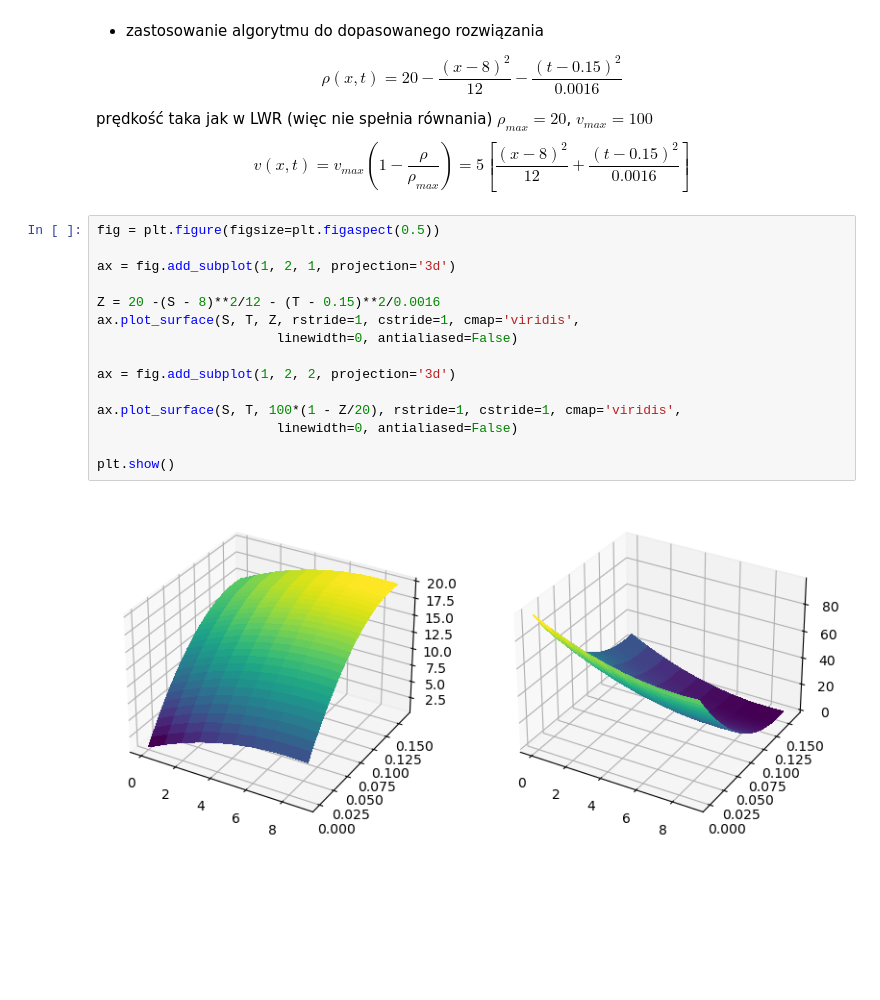
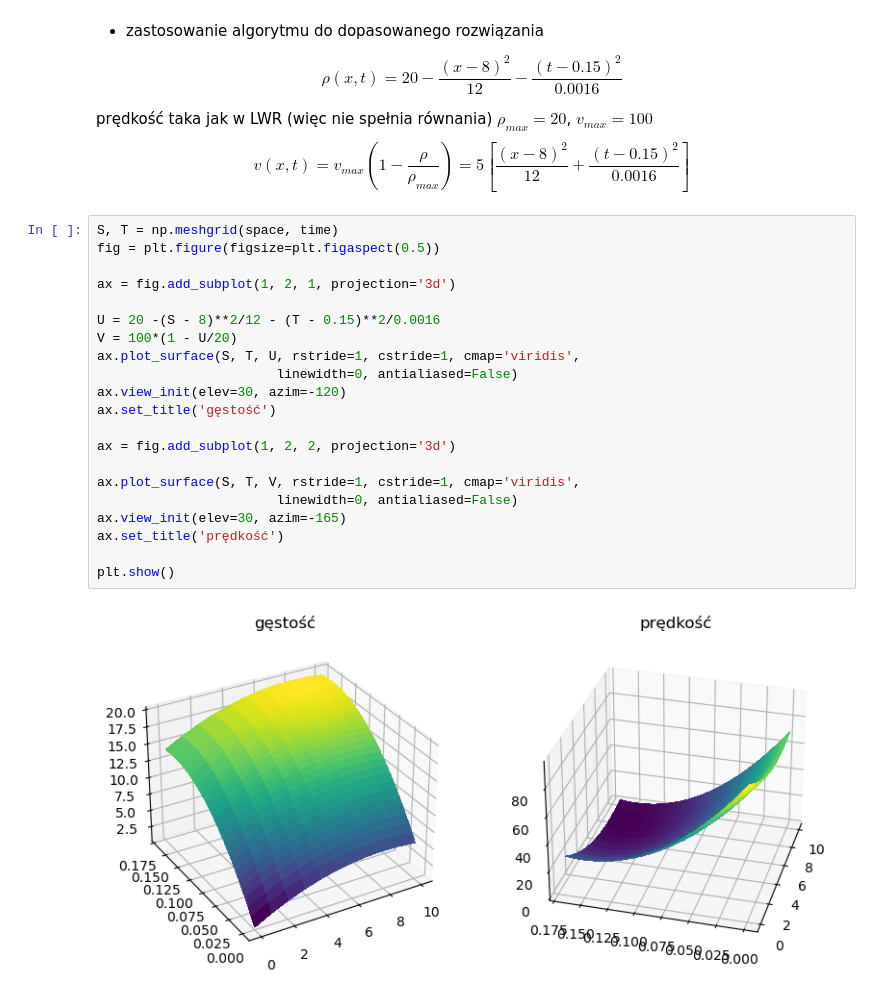
Before and after one commit to izalu24/Praca-licencjacka, a Jupyter notebook: rozwiazania.ipynb, the cells around one changed output. Cells and saved outputs as stored; diff of their text form; blank space fills up the shorter version.

```diff
--- a/rozwiazania.ipynb
+++ b/rozwiazania.ipynb
@@ -72,19 +72,25 @@ prędkość taka jak w LWR (więc nie spełnia równania)
 $\rho_{max} = 20$, $v_{max} = 100$
 $$v(x, t) = v_{max}(1 - \frac{\rho}{\rho_{max}}) = 5\left[\frac{(x - 8)^2}{12} + \frac{(t - 0.15)^2}{0.0016}\right]$$
 # %%
+S, T = np.meshgrid(space, time)
 fig = plt.figure(figsize=plt.figaspect(0.5))
 
 ax = fig.add_subplot(1, 2, 1, projection='3d')
 
-Z = 20 -(S - 8)**2/12 - (T - 0.15)**2/0.0016
-ax.plot_surface(S, T, Z, rstride=1, cstride=1, cmap='viridis',
+U = 20 -(S - 8)**2/12 - (T - 0.15)**2/0.0016
+V = 100*(1 - U/20)
+ax.plot_surface(S, T, U, rstride=1, cstride=1, cmap='viridis',
                        linewidth=0, antialiased=False)
+ax.view_init(elev=30, azim=-120)
+ax.set_title('gęstość')
 
 ax = fig.add_subplot(1, 2, 2, projection='3d')
 
-ax.plot_surface(S, T, 100*(1 - Z/20), rstride=1, cstride=1, cmap='viridis',
+ax.plot_surface(S, T, V, rstride=1, cstride=1, cmap='viridis',
                        linewidth=0, antialiased=False)
+ax.view_init(elev=30, azim=-165)
+ax.set_title('prędkość')
 
 plt.show()
 # %% [output]
-[figure, old version]
+[figure, new version]
```
Also changed, not shown: parts of 7 cells of this notebook.
